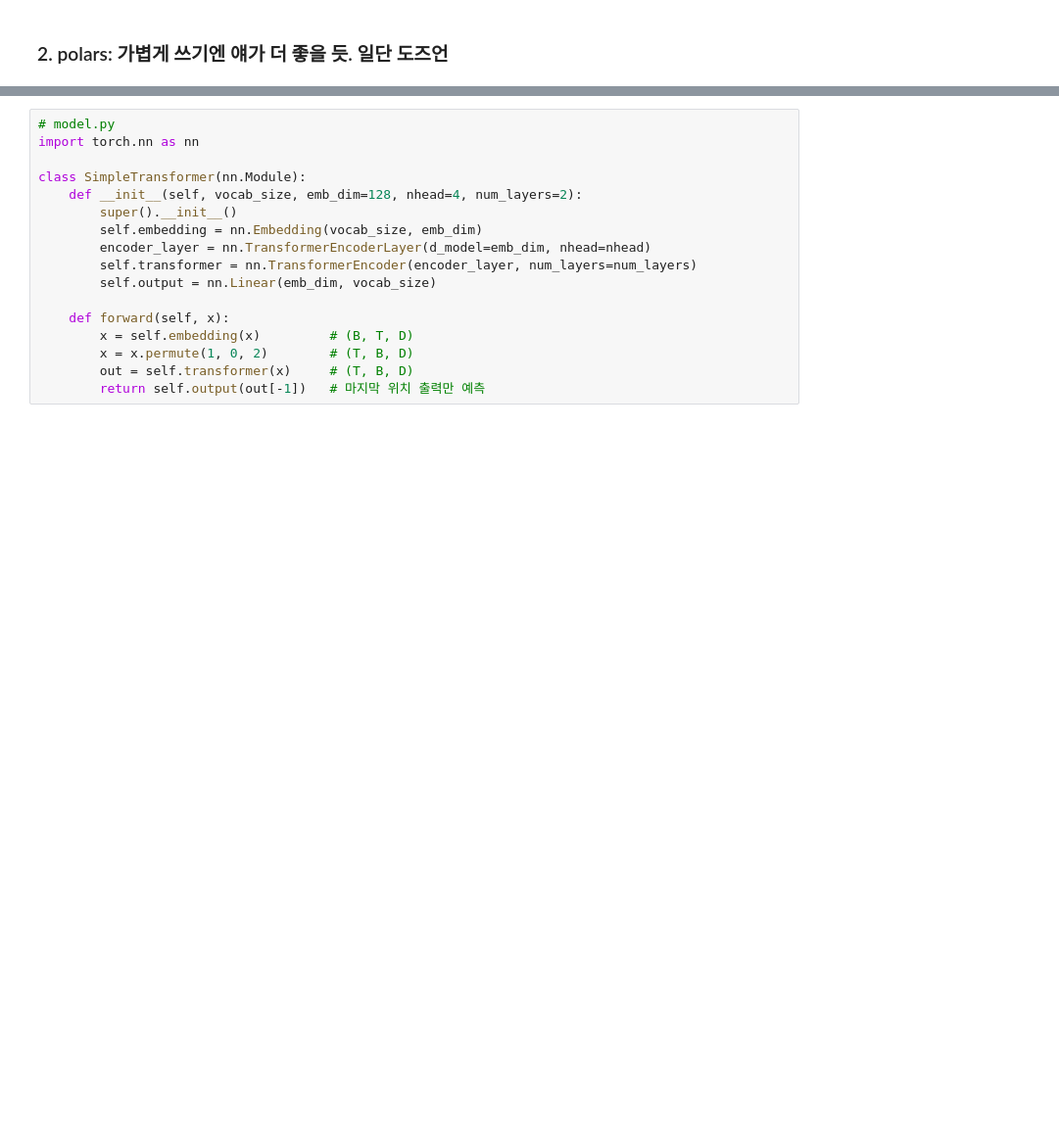
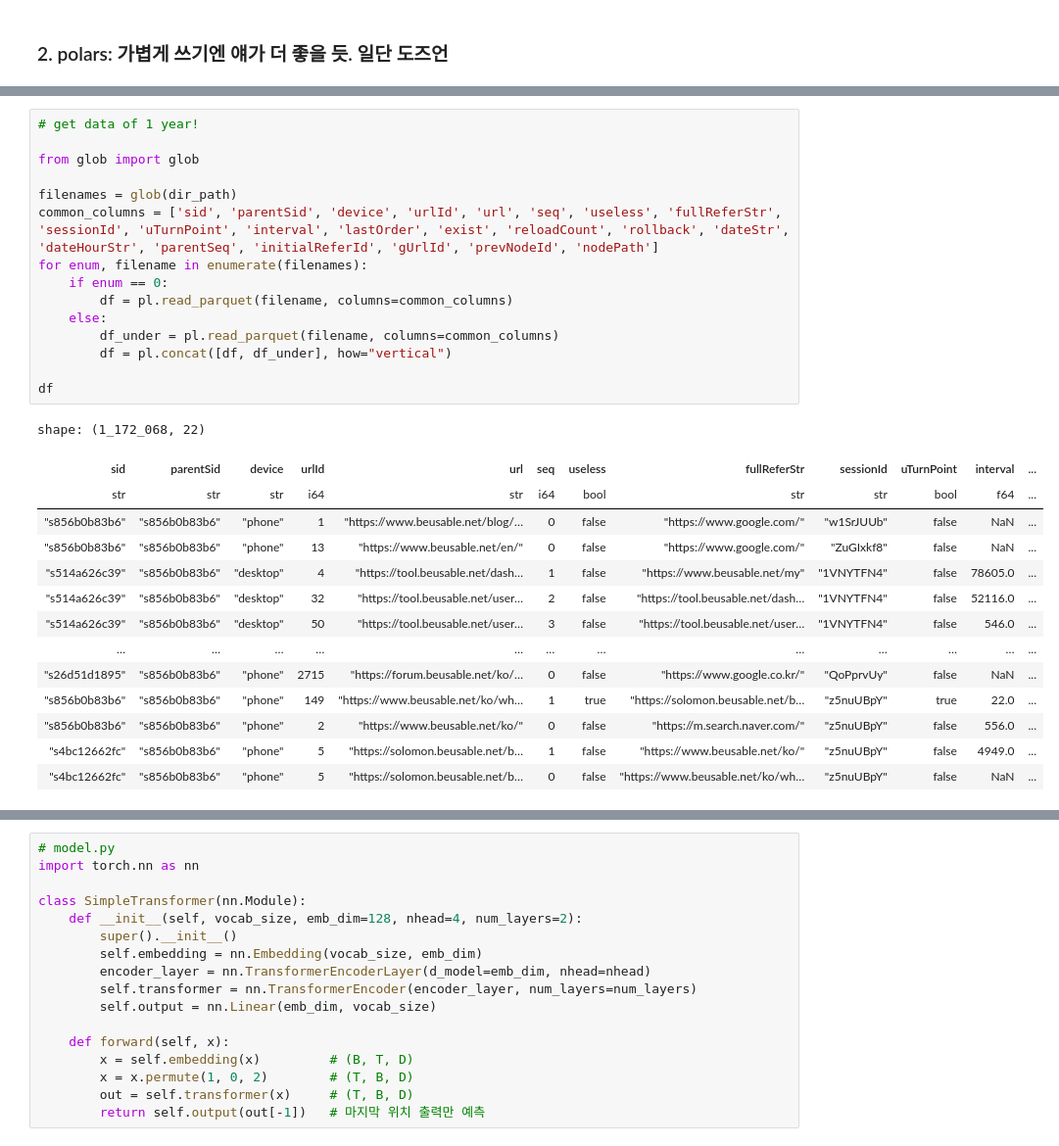
Before and after one commit to zeongzaehoon/mlops, a Jupyter notebook: train/snip.ipynb, the cells around one changed output, grey strips where cells are left out. Shown: that part at 98% size. Cells and saved outputs as stored; diff of their text form; blank space fills up the shorter version.

```diff
--- a/train/snip.ipynb
+++ b/train/snip.ipynb
@@ -40,3 +57,33 @@ shape: (20, 36)
 | "s856b0b83b6" | "s856b0b83b6" | "desktop" | 1 | "https://www.beusable.net/blog/… | 0 | false | "https://www.google.com/" | "oBScwuWD" | false | NaN | ... |
 | "s856b0b83b6" | "s856b0b83b6" | "desktop" | 125 | "https://www.beusable.net/signi… | 0 | false | "Direct" | "T3BkWFW7" | false | NaN | ... |
 | "s856b0b83b6" | "s856b0b83b6" | "tablet" | 125 | "https://www.beusable.net/signi… | 0 | false | "android-app://com.google.andro… | "8YdIEBqX" | false | 10182.0 | ... |
+# %%
+# get data of 1 year!
+
+from glob import glob
+
+filenames = glob(dir_path)
+common_columns = ['sid', 'parentSid', 'device', 'urlId', 'url', 'seq', 'useless', 'fullReferStr', 'sessionId', 'uTurnPoint', 'interval', 'lastOrder', 'exist', 'reloadCount', 'rollback', 'dateStr', 'dateHourStr', 'parentSeq', 'initialReferId', 'gUrlId', 'prevNodeId', 'nodePath']
+for enum, filename in enumerate(filenames):
+    if enum == 0:
+        df = pl.read_parquet(filename, columns=common_columns)
+    else:
+        df_under = pl.read_parquet(filename, columns=common_columns)
+        df = pl.concat([df, df_under], how="vertical")
+
+df
+# %% [output]
+shape: (1_172_068, 22)
+| sid | parentSid | device | urlId | url | seq | useless | fullReferStr | sessionId | uTurnPoint | interval | ... |
+| str | str | str | i64 | str | i64 | bool | str | str | bool | f64 | ... |
+| "s856b0b83b6" | "s856b0b83b6" | "phone" | 1 | "https://www.beusable.net/blog/… | 0 | false | "https://www.google.com/" | "w1SrJUUb" | false | NaN | ... |
+| "s856b0b83b6" | "s856b0b83b6" | "phone" | 13 | "https://www.beusable.net/en/" | 0 | false | "https://www.google.com/" | "ZuGIxkf8" | false | NaN | ... |
+| "s514a626c39" | "s856b0b83b6" | "desktop" | 4 | "https://tool.beusable.net/dash… | 1 | false | "https://www.beusable.net/my" | "1VNYTFN4" | false | 78605.0 | ... |
+| "s514a626c39" | "s856b0b83b6" | "desktop" | 32 | "https://tool.beusable.net/user… | 2 | false | "https://tool.beusable.net/dash… | "1VNYTFN4" | false | 52116.0 | ... |
+| "s514a626c39" | "s856b0b83b6" | "desktop" | 50 | "https://tool.beusable.net/user… | 3 | false | "https://tool.beusable.net/user… | "1VNYTFN4" | false | 546.0 | ... |
+| … | … | … | … | … | … | … | … | … | … | … | ... |
+| "s26d51d1895" | "s856b0b83b6" | "phone" | 2715 | "https://forum.beusable.net/ko/… | 0 | false | "https://www.google.co.kr/" | "QoPprvUy" | false | NaN | ... |
+| "s856b0b83b6" | "s856b0b83b6" | "phone" | 149 | "https://www.beusable.net/ko/wh… | 1 | true | "https://solomon.beusable.net/b… | "z5nuUBpY" | true | 22.0 | ... |
+| "s856b0b83b6" | "s856b0b83b6" | "phone" | 2 | "https://www.beusable.net/ko/" | 0 | false | "https://m.search.naver.com/" | "z5nuUBpY" | false | 556.0 | ... |
+| "s4bc12662fc" | "s856b0b83b6" | "phone" | 5 | "https://solomon.beusable.net/b… | 1 | false | "https://www.beusable.net/ko/" | "z5nuUBpY" | false | 4949.0 | ... |
+| "s4bc12662fc" | "s856b0b83b6" | "phone" | 5 | "https://solomon.beusable.net/b… | 0 | false | "https://www.beusable.net/ko/wh… | "z5nuUBpY" | false | NaN | ... |
```
Also changed, not shown: parts of 29 cells of this notebook, 27 other files.
